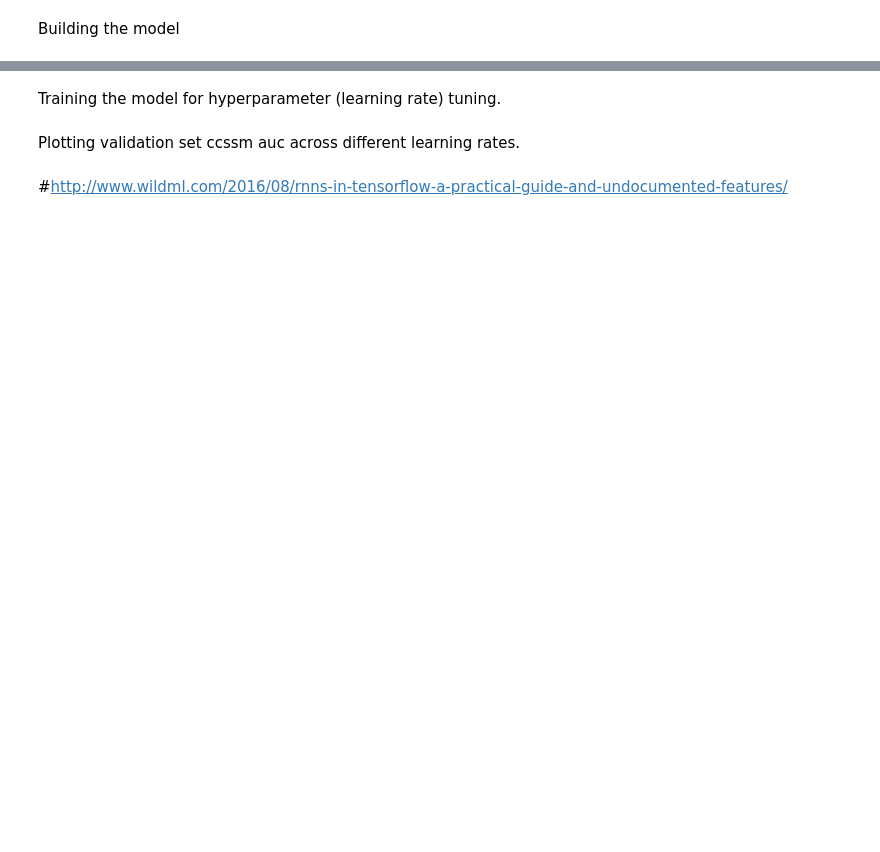
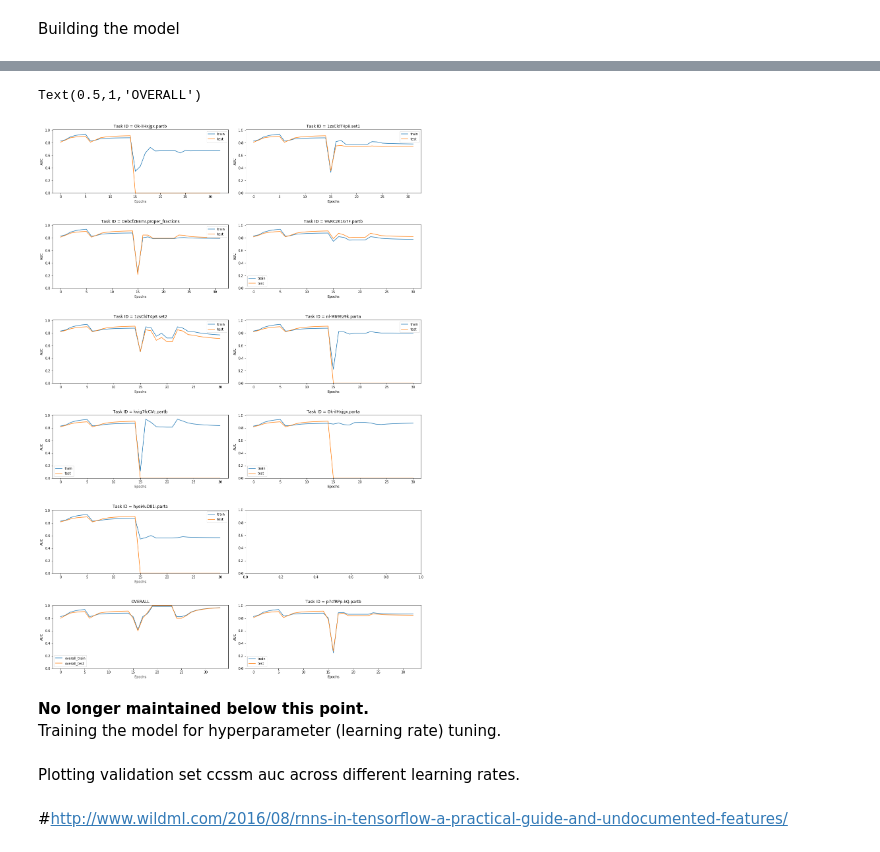
Before and after one commit to aroraakshit/deep_knowledge_tracing, a Jupyter notebook: notebooks/combined_model.ipynb, the cells around one changed output, grey strips where cells are left out. Cells and saved outputs as stored; diff of their text form; code cells hidden in the pictures; blank space fills up the shorter version.

```diff
--- a/notebooks/combined_model.ipynb
+++ b/notebooks/combined_model.ipynb
@@ -142,18 +109,18 @@ Maximum sequence length: 186
 # %% [markdown]
 Padding the sequences according to maximum sequence length. Making padded sequences of shape: number of students, maximum sequence length, length of interaction vector.
 # %%
-padded_sequences = np.zeros(shape=(len(student_vectors),max_seqlen,length_interaction_vector),dtype=float)
+padded_sequences = np.zeros(shape=(len(student_vectors),max_seqlen-1,length_interaction_vector),dtype=float)
 for i in range(len(sequences)):
     for j in range(len(sequences[i])):
         padded_sequences[i][j] = sequences[i][j]
 print("Sequences have been padded according to the maximum sequence length. Final shape: " + str(padded_sequences.shape))
 
-padded_output = np.zeros(shape=(len(student_vectors),max_seqlen,length_interaction_vector),dtype=float)
+padded_output = np.zeros(shape=(len(student_vectors),max_seqlen-1,length_interaction_vector),dtype=float)
 for i in range(len(output_y)):
     for j in range(len(output_y[i])):
         padded_output[i][j] = output_y[i][j]
 
-padded_output_taskid = np.zeros(shape=(len(student_vectors),max_seqlen,length_interaction_vector),dtype=float)
+padded_output_taskid = np.zeros(shape=(len(student_vectors),max_seqlen-1,length_interaction_vector),dtype=float)
 for i in range(len(output_y_taskid)):
     for j in range(len(output_y_taskid[i])):
         padded_output_taskid[i][j] = output_y_taskid[i][j]
@@ -273,13 +220,0 @@ Distribution of training set:
-# %%
-#frequency distribution of taskids
-cnt = Counter()
-another = {}
-position = 1
-for i in range(len(training_x)):
-    if str(training_x[i]) not in another:
-        another[str(training_x[i])] = str(position)
-        position = position + 1
-    cnt[another[str(training_x[i])]] += 1
-plt.bar(cnt.keys(), cnt.values())
-plt.title("Training Set Distribution of task IDs")
-plt.show()
@@ -388,3 +419,28 @@ Testing auc for taskid: 0.09666294
+# %%
+fig, axs = plt.subplots(6,2, figsize=(20, 30), facecolor='w', edgecolor='k')
+fig.subplots_adjust(hspace = .5, wspace=0.1)
+
+axs = axs.ravel()
+
+for i,value in enumerate(another_2):
+    axs[i-1].plot(plot_train_AUC[value],label='train')
+    axs[i-1].plot(plot_test_AUC[value],label='test')
+    axs[i-1].set_ylim(0,1.01)
+    axs[i-1].set_xlabel("Epochs")
+    axs[i-1].set_ylabel("AUC")
+    axs[i-1].legend(loc="best")
+    axs[i-1].set_title("Task ID = "+str(value))
+
+axs[i+1].plot(plot_train_AUC['overall'],label='overall_train')
+axs[i+1].plot(plot_test_AUC['overall'],label='overall_test')
+axs[i+1].set_ylim(0,1.01)
+axs[i+1].set_xlabel("Epochs")
+axs[i+1].set_ylabel("AUC")
+axs[i+1].legend(loc="best")
+axs[i+1].set_title("OVERALL")
+# %% [output]
+Text(0.5,1,'OVERALL')
+[figure, added]
 # %% [markdown]
-Training the model for hyperparameter (learning rate) tuning.
+**No longer maintained below this point.**<br>Training the model for hyperparameter (learning rate) tuning.
 # %%
```
Also changed, not shown: parts of 19 cells of this notebook, 4 other files.
